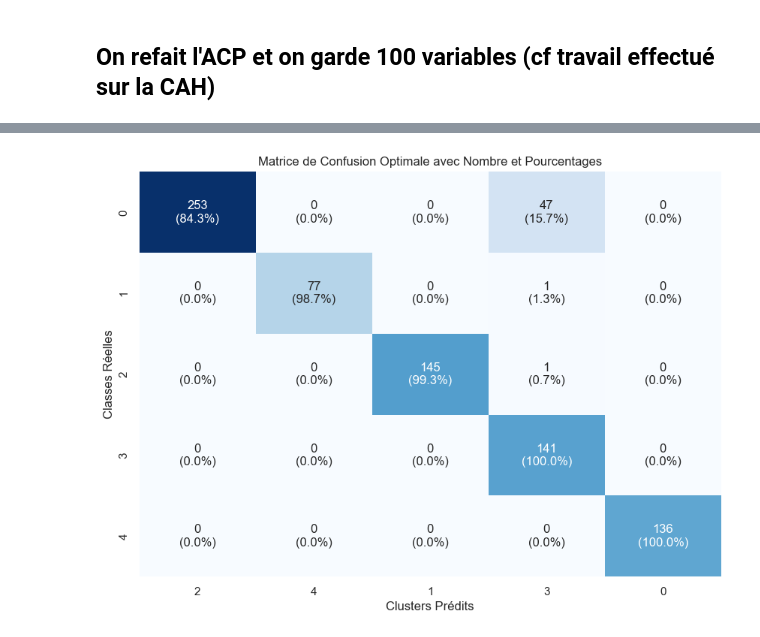
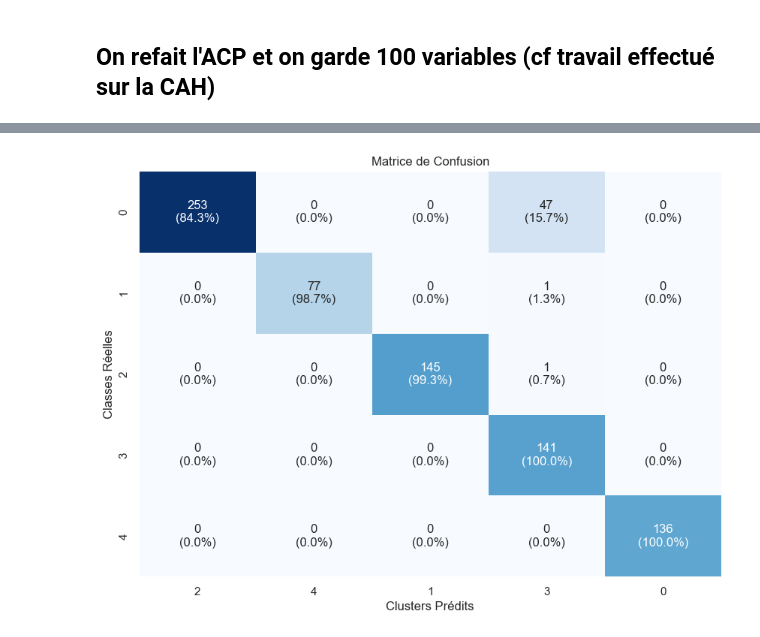
Before and after one commit to leaajo/APST, a Jupyter notebook: 3_kmeans.ipynb, the cells around one changed output, grey strips where cells are left out. Drawn from its saved outputs; the diff is of its cells as text; code cells hidden in the pictures.

```diff
--- a/3_kmeans.ipynb
+++ b/3_kmeans.ipynb
@@ -377,32 +377,32 @@ from scipy.optimize import linear_sum_assignment
 
 # Calculer la matrice de confusion optimale
 def calculate_confusion_matrix(true_labels, predicted_labels):
     # Calculer la matrice de contingence
     contingency_matrix = confusion_matrix(true_labels, predicted_labels)
     row_ind, col_ind = linear_sum_assignment(-contingency_matrix)
 
     # Réorganiser la matrice de confusion pour correspondre aux clusters
     optimal_confusion_matrix = contingency_matrix[row_ind[:, np.newaxis], col_ind]
 
     return optimal_confusion_matrix, row_ind, col_ind
 
 # Calculer la matrice de confusion optimale
 optimal_confusion_matrix, row_ind, col_ind = calculate_confusion_matrix(true_labels, predicted_labels)
 
 # Calculer les pourcentages
 percentage_matrix = optimal_confusion_matrix / optimal_confusion_matrix.sum(axis=1, keepdims=True) * 100
 
 # Préparer les annotations avec le nombre d'individus et les pourcentages
 annotations = [f"{int(count)}\n({percentage:.1f}%)" for count, percentage in zip(optimal_confusion_matrix.flatten(), percentage_matrix.flatten())]
 annotations = np.array(annotations).reshape(optimal_confusion_matrix.shape)
 
 # Visualiser la matrice de confusion avec les pourcentages
 plt.figure(figsize=(10, 7))
 sns.heatmap(optimal_confusion_matrix, annot=annotations, fmt='', cmap='Blues',
             xticklabels=col_ind, yticklabels=row_ind, cbar=False)
-plt.title('Matrice de Confusion Optimale avec Nombre et Pourcentages')
+plt.title('Matrice de Confusion')
 plt.xlabel('Clusters Prédits')
 plt.ylabel('Classes Réelles')
 plt.show()
 # %% [output]
-[figure, old version]
+[figure, new version]
```
Also changed, not shown: parts of 4 cells of this notebook, 2 other files.
